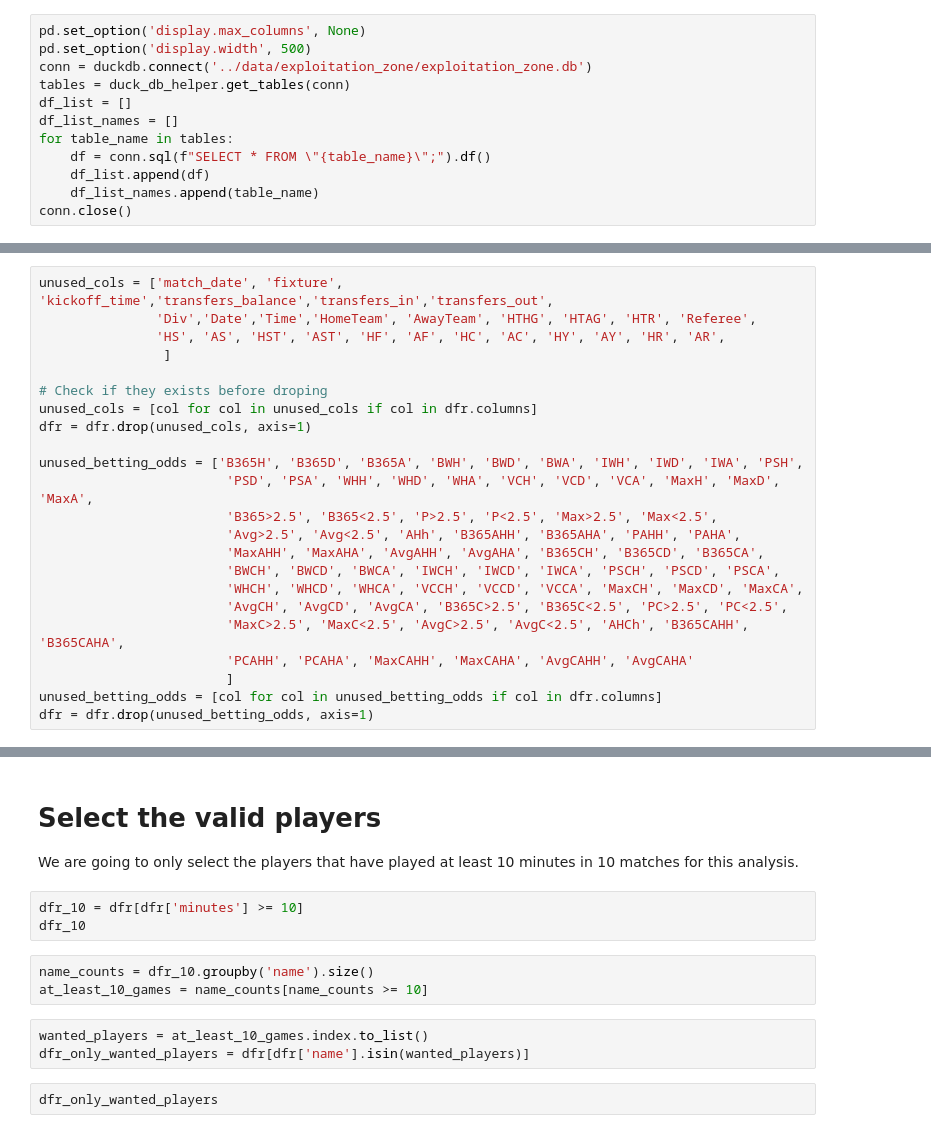
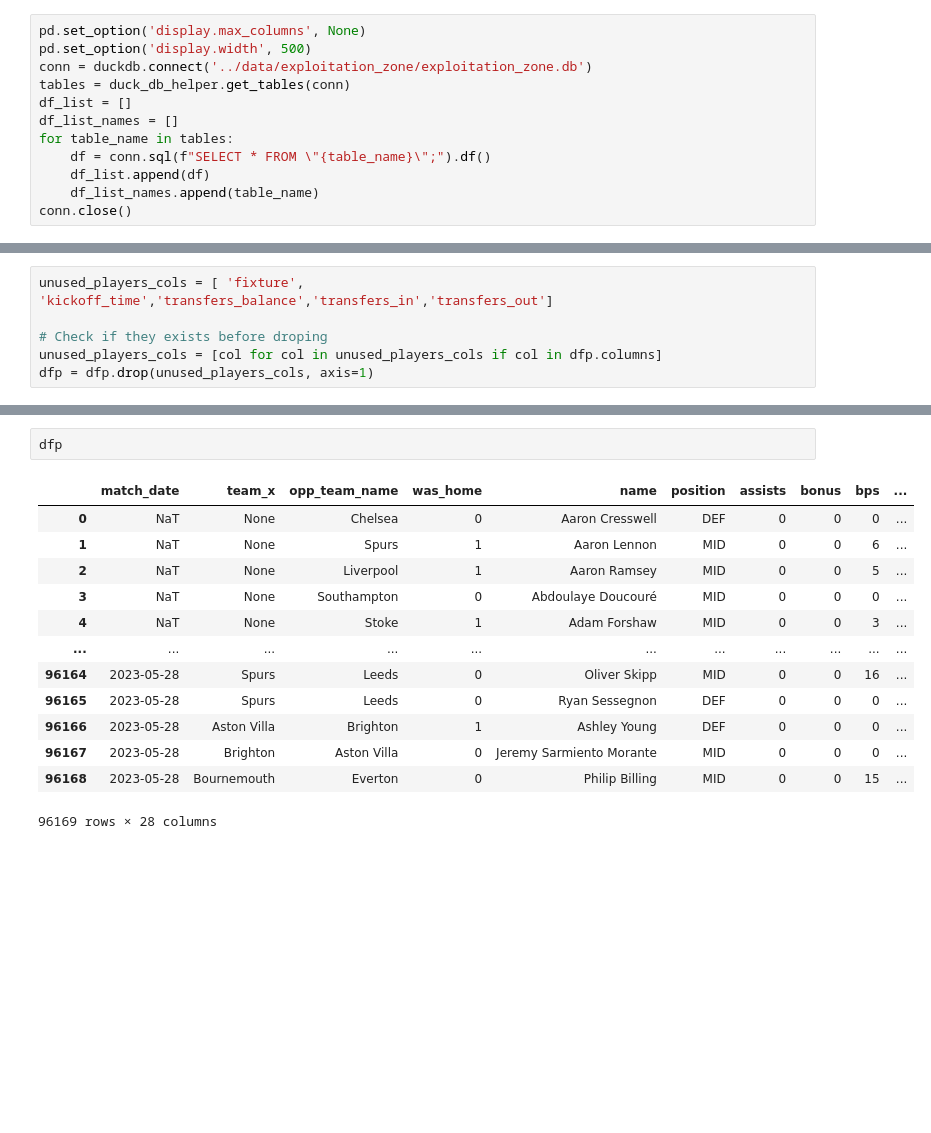
Before and after one commit to marcmelis/adsdb-fantasy-football, a Jupyter notebook: notebooks/analytical_sandboxes/pipe_to_analytical_sandboxes.ipynb, the cells around one changed output, grey strips where cells are left out. Cells and saved outputs as stored; diff of their text form; blank space fills up the shorter version.

```diff
--- a/notebooks/analytical_sandboxes/pipe_to_analytical_sandboxes.ipynb
+++ b/notebooks/analytical_sandboxes/pipe_to_analytical_sandboxes.ipynb
@@ -43,23 +68,6 @@ First we filter all unused columns that are or redundant or don't have any real
 # %%
-unused_cols = ['match_date', 'fixture', 'kickoff_time','transfers_balance','transfers_in','transfers_out',
-               'Div','Date','Time','HomeTeam', 'AwayTeam', 'HTHG', 'HTAG', 'HTR', 'Referee',
-               'HS', 'AS', 'HST', 'AST', 'HF', 'AF', 'HC', 'AC', 'HY', 'AY', 'HR', 'AR',
-                ]
+unused_players_cols = [ 'fixture', 'kickoff_time','transfers_balance','transfers_in','transfers_out']
 
 # Check if they exists before droping
-unused_cols = [col for col in unused_cols if col in dfr.columns]
-dfr = dfr.drop(unused_cols, axis=1)
-
-unused_betting_odds = ['B365H', 'B365D', 'B365A', 'BWH', 'BWD', 'BWA', 'IWH', 'IWD', 'IWA', 'PSH',
-                        'PSD', 'PSA', 'WHH', 'WHD', 'WHA', 'VCH', 'VCD', 'VCA', 'MaxH', 'MaxD', 'MaxA',
-                        'B365>2.5', 'B365<2.5', 'P>2.5', 'P<2.5', 'Max>2.5', 'Max<2.5',
-                        'Avg>2.5', 'Avg<2.5', 'AHh', 'B365AHH', 'B365AHA', 'PAHH', 'PAHA',
-                        'MaxAHH', 'MaxAHA', 'AvgAHH', 'AvgAHA', 'B365CH', 'B365CD', 'B365CA',
-                        'BWCH', 'BWCD', 'BWCA', 'IWCH', 'IWCD', 'IWCA', 'PSCH', 'PSCD', 'PSCA',
-                        'WHCH', 'WHCD', 'WHCA', 'VCCH', 'VCCD', 'VCCA', 'MaxCH', 'MaxCD', 'MaxCA',
-                        'AvgCH', 'AvgCD', 'AvgCA', 'B365C>2.5', 'B365C<2.5', 'PC>2.5', 'PC<2.5',
-                        'MaxC>2.5', 'MaxC<2.5', 'AvgC>2.5', 'AvgC<2.5', 'AHCh', 'B365CAHH', 'B365CAHA',
-                        'PCAHH', 'PCAHA', 'MaxCAHH', 'MaxCAHA', 'AvgCAHH', 'AvgCAHA'
-                        ]
-unused_betting_odds = [col for col in unused_betting_odds if col in dfr.columns]
-dfr = dfr.drop(unused_betting_odds, axis=1)
+unused_players_cols = [col for col in unused_players_cols if col in dfp.columns]
+dfp = dfp.drop(unused_players_cols, axis=1)
@@ -68,15 +74,16 @@ dfr
-# %% [markdown]
-# Select the valid players
-
-We are going to only select the players that have played at least 10 minutes in 10 matches for this analysis.
-# %%
-dfr_10 = dfr[dfr['minutes'] >= 10]
-dfr_10
-# %%
-name_counts = dfr_10.groupby('name').size()
-at_least_10_games = name_counts[name_counts >= 10]
-# %%
-wanted_players = at_least_10_games.index.to_list()
-dfr_only_wanted_players = dfr[dfr['name'].isin(wanted_players)]
-# %%
-dfr_only_wanted_players
+# %%
+dfp
+# %% [output]
+|  | match_date | team_x | opp_team_name | was_home | name | position | assists | bonus | bps | ... |
+| 0 | NaT | None | Chelsea | 0 | Aaron Cresswell | DEF | 0 | 0 | 0 | ... |
+| 1 | NaT | None | Spurs | 1 | Aaron Lennon | MID | 0 | 0 | 6 | ... |
+| 2 | NaT | None | Liverpool | 1 | Aaron Ramsey | MID | 0 | 0 | 5 | ... |
+| 3 | NaT | None | Southampton | 0 | Abdoulaye Doucouré | MID | 0 | 0 | 0 | ... |
+| 4 | NaT | None | Stoke | 1 | Adam Forshaw | MID | 0 | 0 | 3 | ... |
+| ... | ... | ... | ... | ... | ... | ... | ... | ... | ... | ... |
+| 96164 | 2023-05-28 | Spurs | Leeds | 0 | Oliver Skipp | MID | 0 | 0 | 16 | ... |
+| 96165 | 2023-05-28 | Spurs | Leeds | 0 | Ryan Sessegnon | DEF | 0 | 0 | 0 | ... |
+| 96166 | 2023-05-28 | Aston Villa | Brighton | 1 | Ashley Young | DEF | 0 | 0 | 0 | ... |
+| 96167 | 2023-05-28 | Brighton | Aston Villa | 0 | Jeremy Sarmiento Morante | MID | 0 | 0 | 0 | ... |
+| 96168 | 2023-05-28 | Bournemouth | Everton | 0 | Philip Billing | MID | 0 | 0 | 15 | ... |
+96169 rows × 28 columns
```
Also changed, not shown: parts of 25 cells of this notebook.
